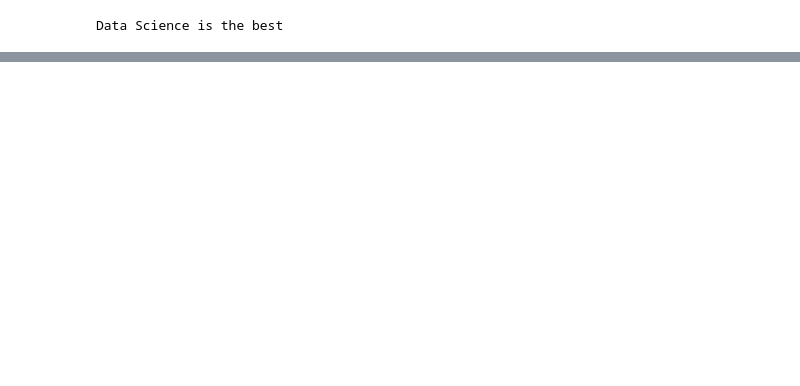
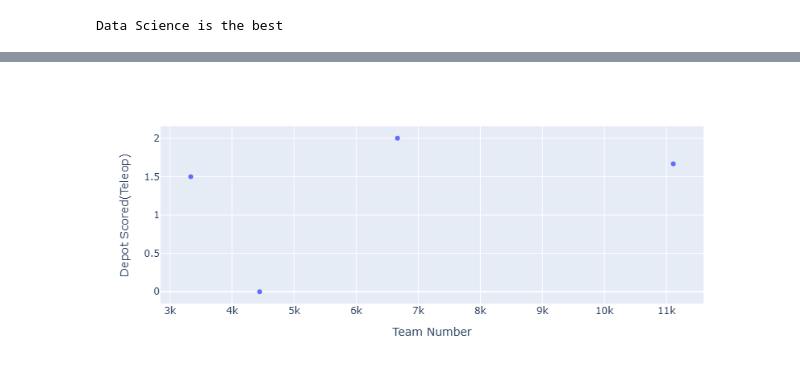
Before and after one commit to GirlsOfSteelRobotics/2025FTCScoutingApp, a Jupyter notebook: mock_data.ipynb, the cells around one changed output, grey strips where cells are left out. Saved outputs shown, nothing was run; the diff lists cells and outputs as text; code cells hidden in the pictures; blank space fills up the shorter version.

```diff
--- a/mock_data.ipynb
+++ b/mock_data.ipynb
@@ -77,0 +115,5 @@ fig.show()
+# %%
+fig = px.scatter(avg, y= "Depot Scored(Teleop)")
+fig.show()
+# %% [output]
+[figure, added]
```
Also changed, not shown: parts of 9 cells of this notebook.
